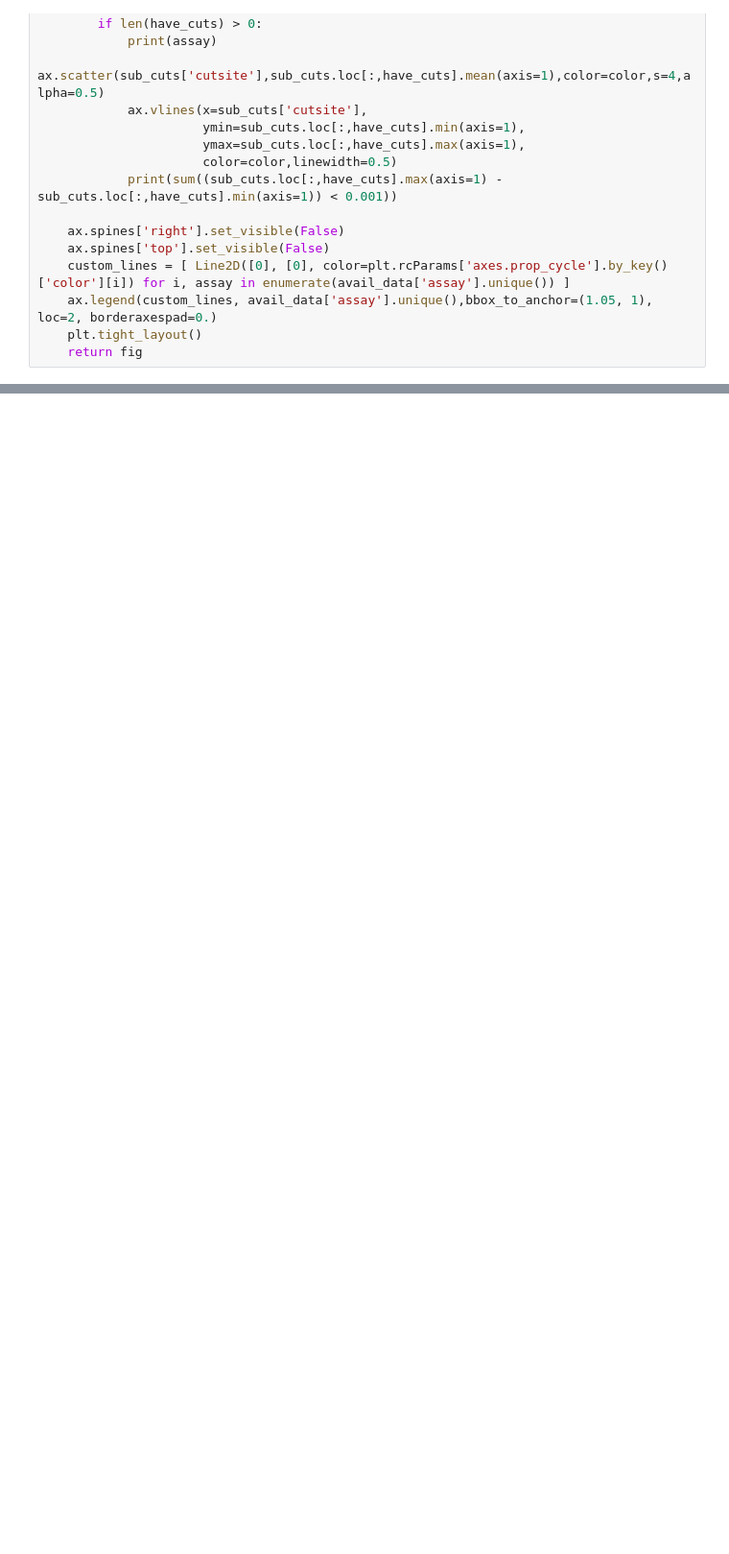
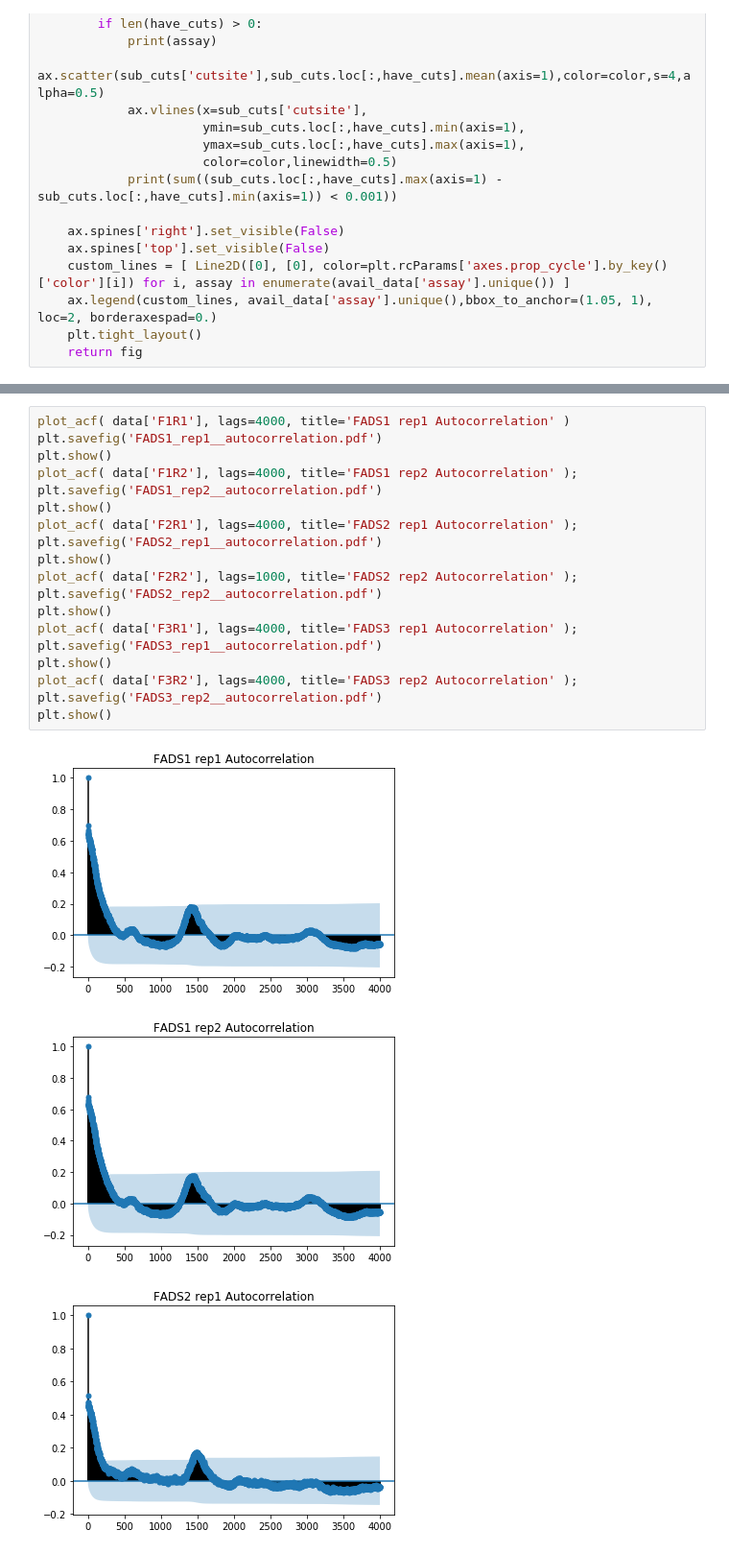
Before and after one commit to sjgosai/casa, a Jupyter notebook: analysis/FADS_locus.ipynb, the cells around one changed output, grey strips where cells are left out. Shown at 96% size. Saved outputs shown, nothing was run; the diff lists cells and outputs as text; blank space fills up the shorter version.

```diff
--- a/analysis/FADS_locus.ipynb
+++ b/analysis/FADS_locus.ipynb
@@ -363 +365,24 @@ FADS3
 [figure]
+# %%
+plot_acf( data['F1R1'], lags=4000, title='FADS1 rep1 Autocorrelation' )
+plt.savefig('FADS1_rep1__autocorrelation.pdf')
+plt.show()
+plot_acf( data['F1R2'], lags=4000, title='FADS1 rep2 Autocorrelation' );
+plt.savefig('FADS1_rep2__autocorrelation.pdf')
+plt.show()
+plot_acf( data['F2R1'], lags=4000, title='FADS2 rep1 Autocorrelation' );
+plt.savefig('FADS2_rep1__autocorrelation.pdf')
+plt.show()
+plot_acf( data['F2R2'], lags=1000, title='FADS2 rep2 Autocorrelation' );
+plt.savefig('FADS2_rep2__autocorrelation.pdf')
+plt.show()
+plot_acf( data['F3R1'], lags=4000, title='FADS3 rep1 Autocorrelation' );
+plt.savefig('FADS3_rep1__autocorrelation.pdf')
+plt.show()
+plot_acf( data['F3R2'], lags=4000, title='FADS3 rep2 Autocorrelation' );
+plt.savefig('FADS3_rep2__autocorrelation.pdf')
+plt.show()
+# %% [output]
+[figure, added]
+[figure, added]
+[figure, added]
```
Also changed, not shown: parts of 14 cells of this notebook.
